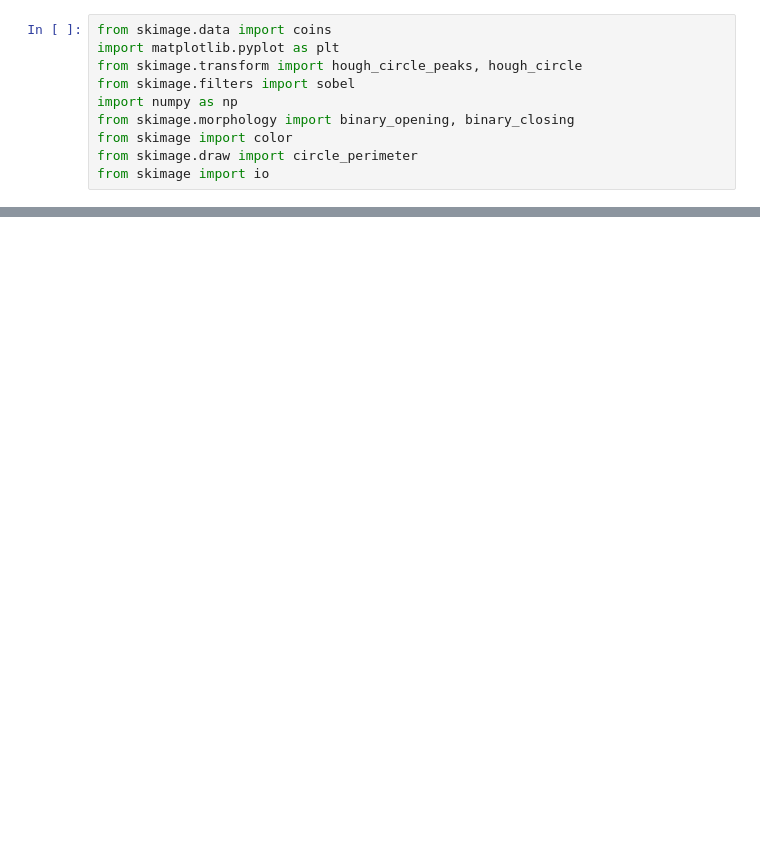
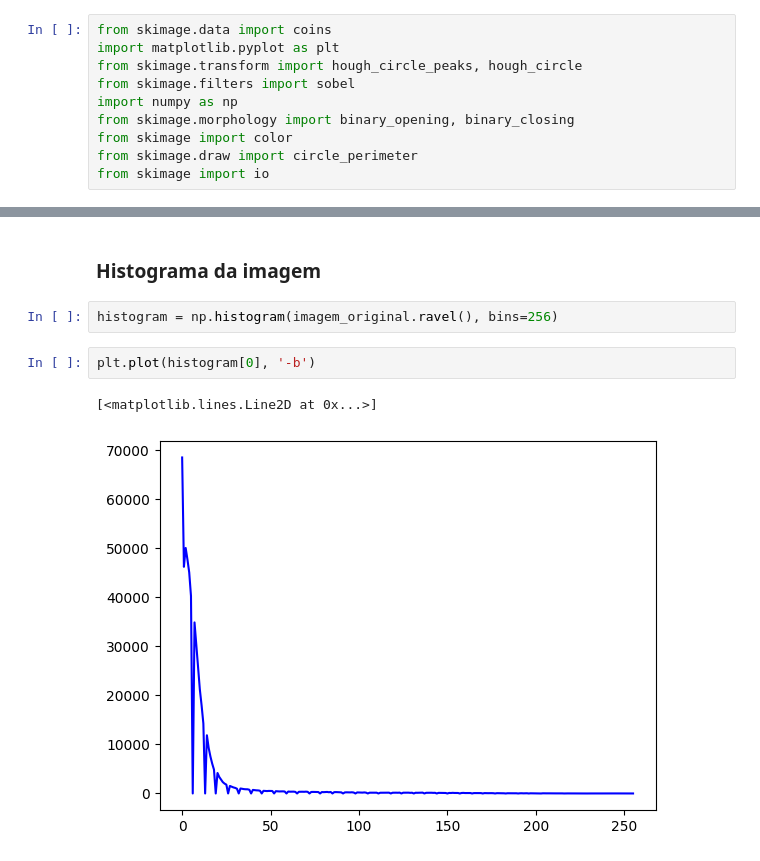
Before and after one commit to rafaseto/contagem-de-corpos-celestes, a Jupyter notebook: teste.ipynb, the cells around one changed output, grey strips where cells are left out. Drawn from its saved outputs; the diff is of its cells as text; blank space fills up the shorter version.

```diff
--- a/teste.ipynb
+++ b/teste.ipynb
@@ -18,3 +18,12 @@ plt.axis('off')  # Desativa os eixos
 plt.show()
 # %% [output]
 [figure]
+# %% [markdown]
+### Histograma da imagem
+# %%
+histogram = np.histogram(imagem_original.ravel(), bins=256)
+# %%
+plt.plot(histogram[0], '-b')
+# %% [output]
+[<matplotlib.lines.Line2D at 0x...>]
+[figure, added]
```
Also changed, not shown: parts of 2 cells of this notebook.
